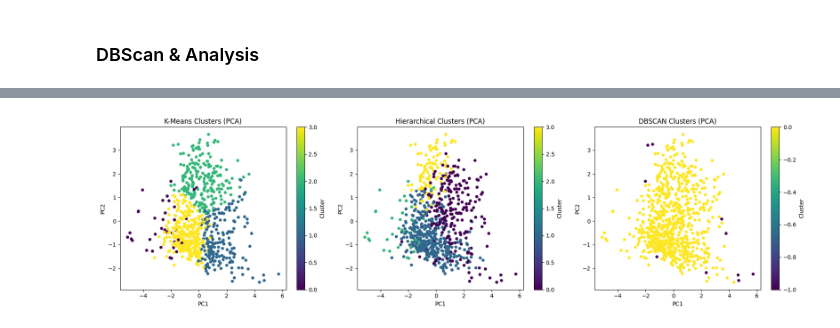
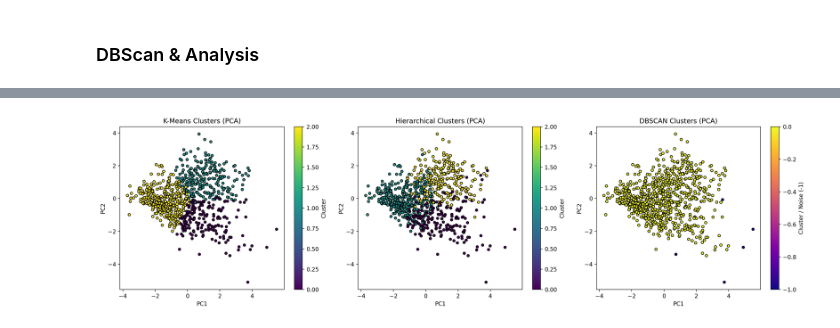
Before and after one commit to mayoayileka09/Diabetes_ML_Analysis, a Jupyter notebook: notebooks/Notebook.ipynb, the cells around one changed output, grey strips where cells are left out. Cells and saved outputs as stored; diff of their text form; code cells hidden in the pictures.

```diff
--- a/notebooks/Notebook.ipynb
+++ b/notebooks/Notebook.ipynb
@@ -23,8 +44,8 @@ from sklearn.cluster import KMeans
 from sklearn.metrics import silhouette_score, davies_bouldin_score
 import matplotlib.pyplot as plt
 
-# Feature matrix for clustering
-X = df_scaled.values
+# Feature matrix for clustering (exclude labels or old cluster columns)
+X = df_processed.drop(columns=["Outcome", "hier_cluster", "kmeans_cluster"], errors="ignore").values
 
 # Elbow Method (k = 2 to 10)
 inertias = []
@@ -40,5 +61,6 @@ plt.plot(k_values, inertias, marker="o")
 plt.title("Elbow Method for K-Means")
 plt.xlabel("Number of Clusters (k)")
 plt.ylabel("Inertia (Sum of Squared Distances)")
+plt.grid(True)
 plt.show()
 # %% [output]
@@ -46,9 +68,9 @@ plt.show()
 # %%
-best_k = 4  # try 4, then 5, then 6
+best_k = 3 # try 4, then 5, then 6
 
 kmeans = KMeans(n_clusters=best_k, random_state=42, n_init=10)
-cluster_labels = kmeans.fit_predict(X)
+kmeans_cluster_labels = kmeans.fit_predict(X)
 
 # Add cluster labels to your processed df
-df_processed["kmeans_cluster"] = cluster_labels
+df_labeled["kmeans_cluster"] = kmeans_cluster_labels
 # %%
@@ -221,7 +268,7 @@ import matplotlib.pyplot as plt
 import numpy as np
 
 # Use scaled features
-X = df_scaled.values
+X = X = df_processed.drop(columns=["Outcome", "hier_cluster", "kmeans_cluster","dbscan_cluster"], errors="ignore").values
 
 # ----------------------------------------
 # 1. Parameter Tuning (eps & min_samples)
@@ -275,7 +322,7 @@ best_min_samples = 5
 dbscan = DBSCAN(eps=best_eps, min_samples=best_min_samples)
 db_labels = dbscan.fit_predict(X)
 
-df_processed["dbscan_cluster"] = db_labels
+df_labeled["dbscan_cluster"] = db_labels
 
 unique_clusters = set(db_labels)
 print("DBSCAN clusters found:", unique_clusters)
@@ -398,52 +451,63 @@ plt.show()
 import matplotlib.pyplot as plt
 from sklearn.decomposition import PCA
 
-# Reuse scaled data
-X = df_scaled.values
 
-# Fit PCA once
+
+
+
+# Use processed (scaled) feature-only data
+X = df_processed.values
+
+# Fit PCA once on the scaled features
 pca = PCA(n_components=2)
 X_pca = pca.fit_transform(X)
 
-# Cluster labels (already stored in df_processed)
-labels_kmeans = df_processed["kmeans_cluster"]
-labels_hier   = df_processed["hier_cluster"]
-labels_dbscan = df_processed["dbscan_cluster"]
+# Cluster labels pulled from df_labeled (correct location)
+labels_kmeans = df_labeled["kmeans_cluster"]
+labels_hier   = df_labeled["hier_cluster"]
+labels_dbscan = df_labeled["dbscan_cluster"]
 
 # Plot setup
 plt.figure(figsize=(18, 5))
 
 # -------------------------
 # 1. K-Means
 # -------------------------
 plt.subplot(1, 3, 1)
-plt.scatter(X_pca[:,0], X_pca[:,1], c=labels_kmeans, cmap='viridis', s=20)
+plt.scatter(X_pca[:,0], X_pca[:,1], c=labels_kmeans, cmap='viridis', s=20, edgecolor='k')
 plt.title("K-Means Clusters (PCA)")
 plt.xlabel("PC1")
 plt.ylabel("PC2")
 plt.colorbar(label="Cluster")
 
 # -------------------------
 # 2. Hierarchical Clustering
 # -------------------------
 plt.subplot(1, 3, 2)
-plt.scatter(X_pca[:,0], X_pca[:,1], c=labels_hier, cmap='viridis', s=20)
+plt.scatter(X_pca[:,0], X_pca[:,1], c=labels_hier, cmap='viridis', s=20, edgecolor='k')
 plt.title("Hierarchical Clusters (PCA)")
 plt.xlabel("PC1")
 plt.ylabel("PC2")
 plt.colorbar(label="Cluster")
 
 # -------------------------
-# 3. DBSCAN
+# 3. DBSCAN (noise = -1)
 # -------------------------
 plt.subplot(1, 3, 3)
-plt.scatter(X_pca[:,0], X_pca[:,1], c=labels_dbscan, cmap='viridis', s=20)
+plt.scatter(
+    X_pca[:,0],
+    X_pca[:,1],
+    c=labels_dbscan,
+    cmap='plasma',
+    s=20,
+    edgecolor='k'
+)
 plt.title("DBSCAN Clusters (PCA)")
 plt.xlabel("PC1")
 plt.ylabel("PC2")
-plt.colorbar(label="Cluster")
+plt.colorbar(label="Cluster / Noise (-1)")
 
 plt.tight_layout()
 plt.show()
 # %% [output]
-[figure, old version]
+[figure, new version]
```
Also changed, not shown: parts of 21 cells of this notebook.
